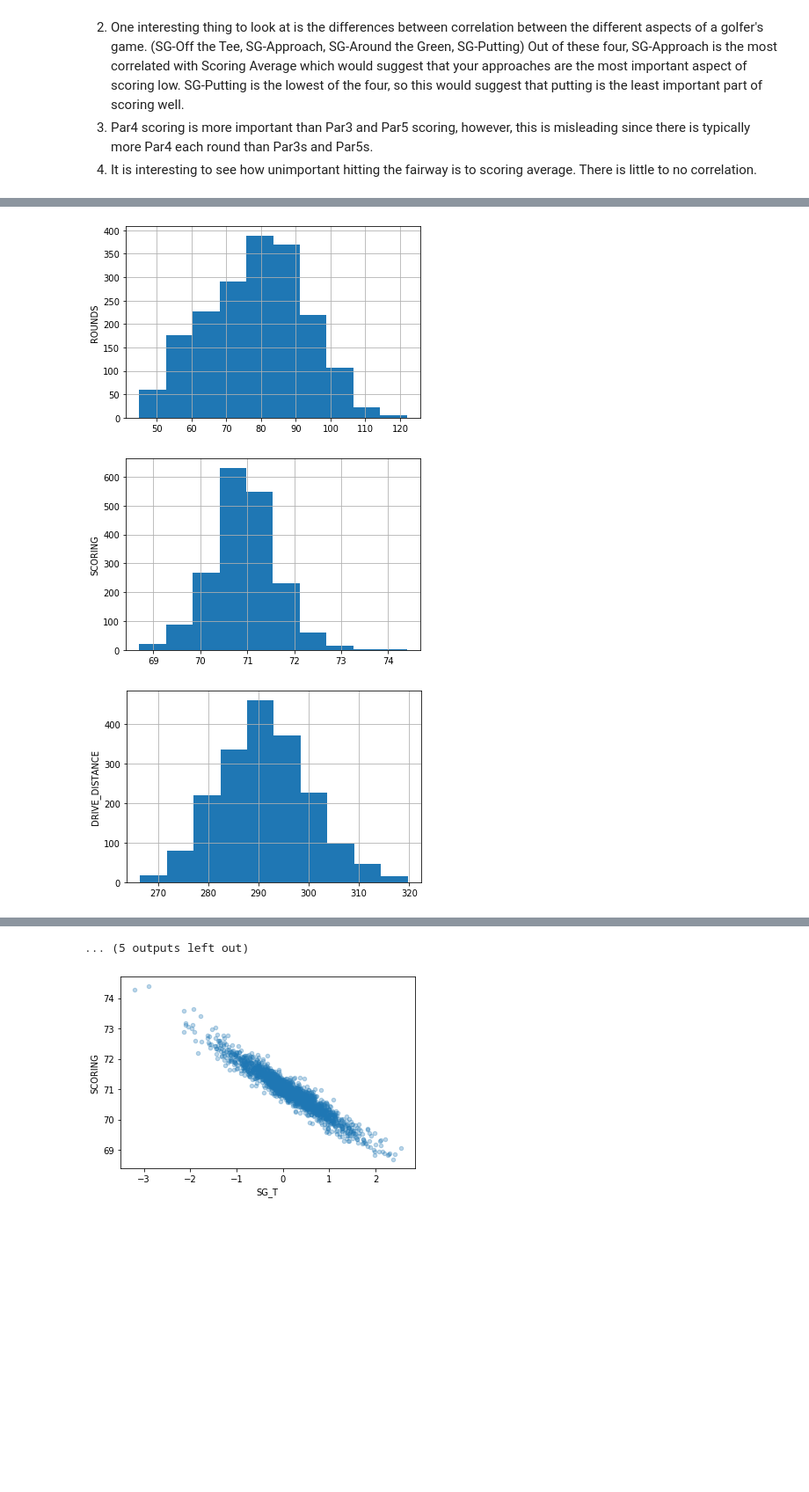
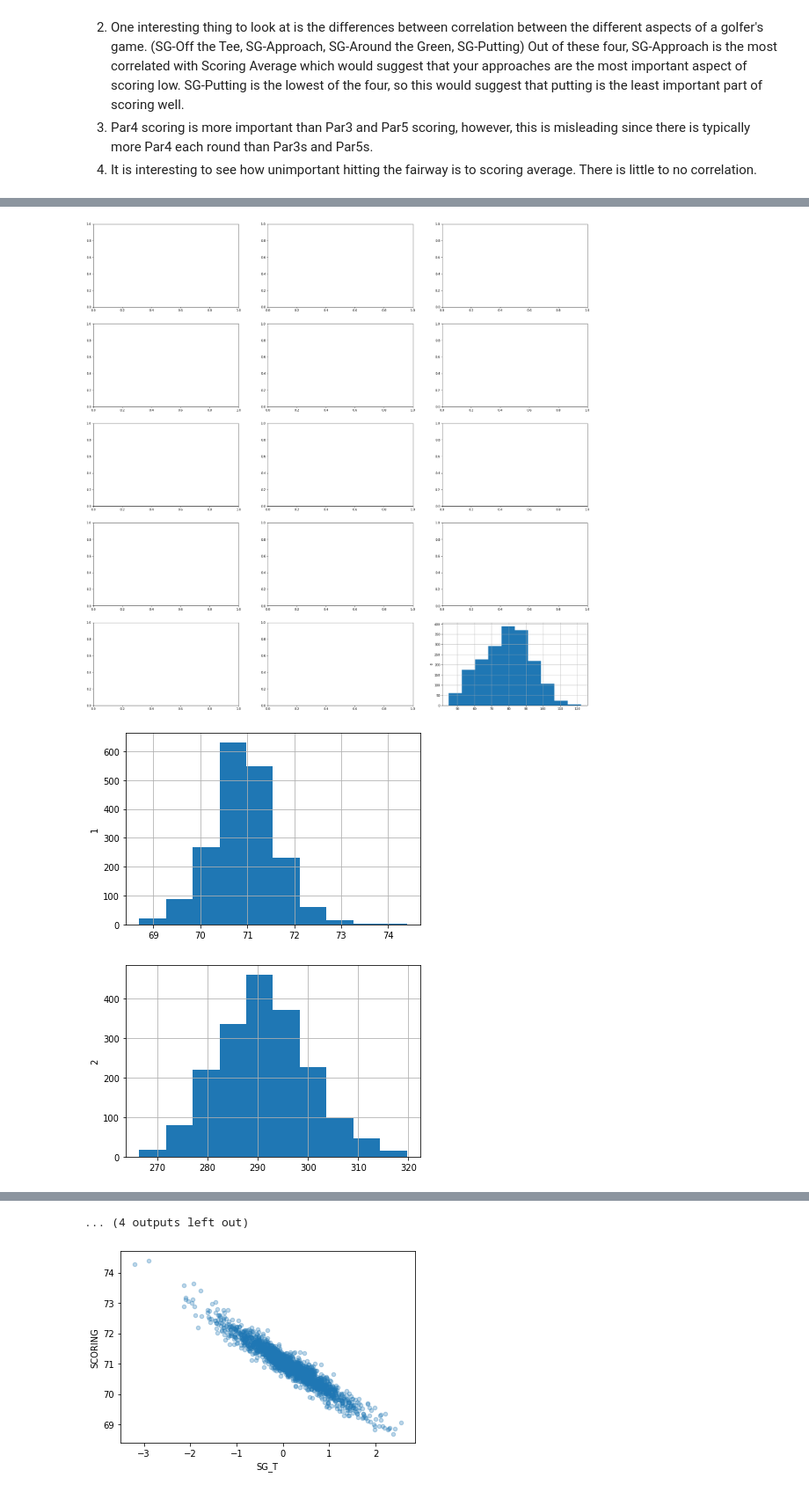
Before and after one commit to jonathannocek/pga-data-analysis, a Jupyter notebook: pga_data_analysis.ipynb, the cells around one changed output, grey strips where cells are left out. Shown: that part at 88% size. Saved outputs shown, nothing was run; the diff lists cells and outputs as text; code cells hidden in the pictures; blank space fills up the shorter version.

```diff
--- a/pga_data_analysis.ipynb
+++ b/pga_data_analysis.ipynb
@@ -177,0 +180,5 @@ df_pga = df_pga.drop('Unnamed: 0', 1) # Drop leftover column with old key
+# %%
+#Replace null and blank values with '0'
+df_pga.fillna('0', inplace=True)
+df_pga.replace('', '0', inplace=True)
+df_pga.head()
@@ -206,12 +243,22 @@ Year              0.008546
 Name: SCORING, dtype: float64
 # %%
 # Find only the numeric columns
+fig, ax = plt.subplots(nrows = 5, ncols = 3, figsize=(30,30))
 numeric_cols = df_pga.select_dtypes(['int64', 'float64']).columns
-for col in numeric_cols:
-    df_pga[col].hist()
+row = 0
+col = 0
+
+for column in numeric_cols:
+    df_pga[column].hist()
     plt.ylabel(col)
     plt.show()
+    col += 1
+    if col == 3:
+        col = 0
+        row += 1
+
+plt.subplots_adjust(left=None, bottom=None, right=None, top=None, wspace=None, hspace=0.5)
 # %% [output]
-[figure, old version]
+[figure, new version]
-[figure, old version]
+[figure, new version]
-[figure, old version]
+[figure, new version]
@@ -227,4 +274,4 @@ for col in numeric_cols:
-... (5 outputs left out)
+... (4 outputs left out)
 # %%
 for predictor in df_pga.corr()['SCORING'].abs().sort_values(ascending=False).index[1:]:
   df_pga.plot.scatter(predictor, 'SCORING', alpha =0.3)
```
Also changed, not shown: parts of 7 cells of this notebook.
